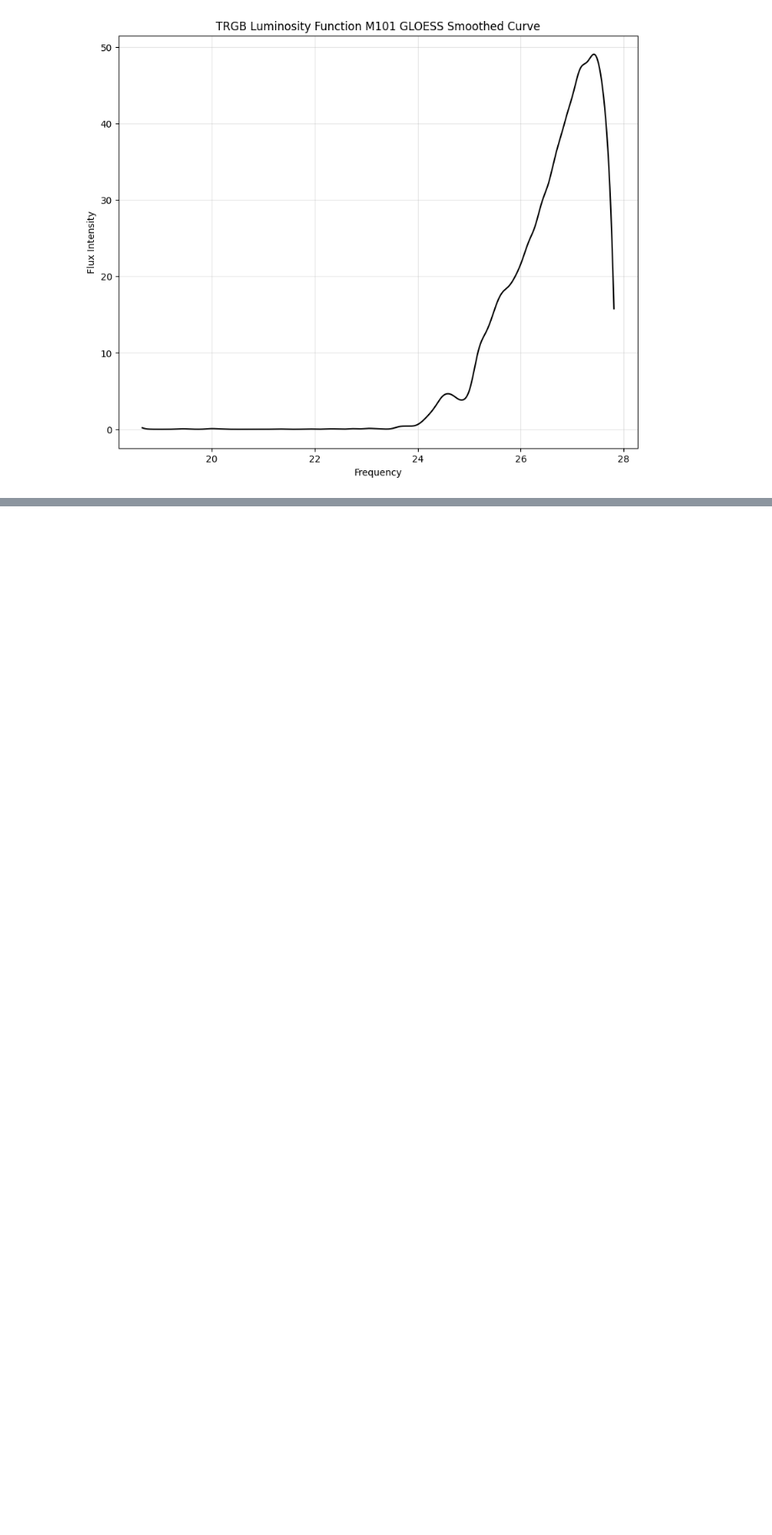
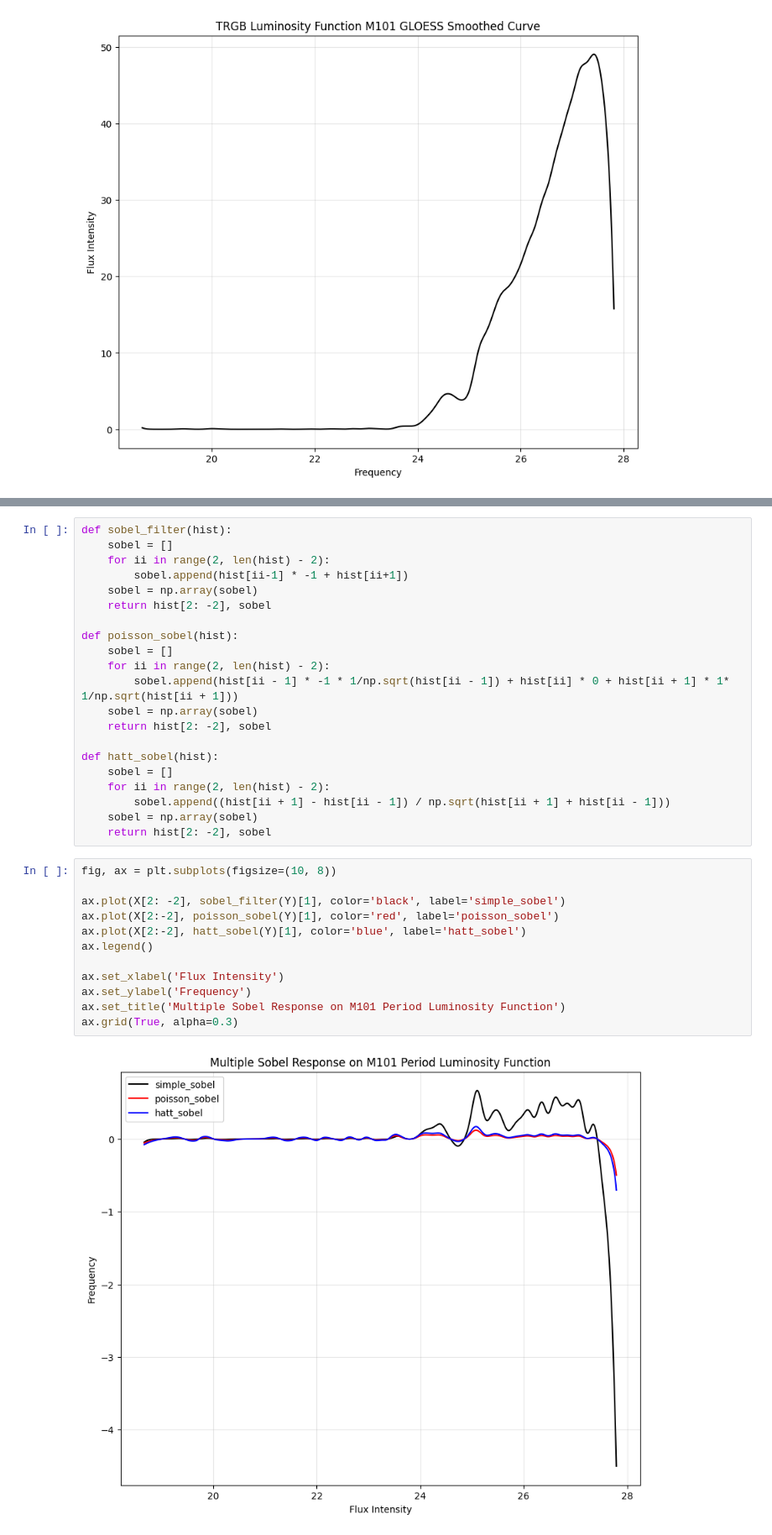
Before and after one commit to gurnoorssandhu/TRGB-Data-Analysis, a Jupyter notebook: analysis.ipynb, the cells around one changed output, grey strips where cells are left out. Shown at 84% size. Saved outputs shown, nothing was run; the diff lists cells and outputs as text; blank space fills up the shorter version.

```diff
--- a/analysis.ipynb
+++ b/analysis.ipynb
@@ -93,0 +94,35 @@ fig.savefig('TRGB Luminosity Function M101 Period Luminosity Function')
+# %%
+def sobel_filter(hist):
+    sobel = []
+    for ii in range(2, len(hist) - 2):
+        sobel.append(hist[ii-1] * -1 + hist[ii+1])
+    sobel = np.array(sobel)
+    return hist[2: -2], sobel
+
+def poisson_sobel(hist):
+    sobel = []
+    for ii in range(2, len(hist) - 2):
+        sobel.append(hist[ii - 1] * -1 * 1/np.sqrt(hist[ii - 1]) + hist[ii] * 0 + hist[ii + 1] * 1* 1/np.sqrt(hist[ii + 1]))
+    sobel = np.array(sobel)
+    return hist[2: -2], sobel
+
+def hatt_sobel(hist):
+    sobel = []
+    for ii in range(2, len(hist) - 2):
+        sobel.append((hist[ii + 1] - hist[ii - 1]) / np.sqrt(hist[ii + 1] + hist[ii - 1]))
+    sobel = np.array(sobel)
+    return hist[2: -2], sobel
+# %%
+fig, ax = plt.subplots(figsize=(10, 8))
+
+ax.plot(X[2: -2], sobel_filter(Y)[1], color='black', label='simple_sobel')
+ax.plot(X[2:-2], poisson_sobel(Y)[1], color='red', label='poisson_sobel')
+ax.plot(X[2:-2], hatt_sobel(Y)[1], color='blue', label='hatt_sobel')
+ax.legend()
+
+ax.set_xlabel('Flux Intensity')
+ax.set_ylabel('Frequency')
+ax.set_title('Multiple Sobel Response on M101 Period Luminosity Function')
+ax.grid(True, alpha=0.3)
+# %% [output]
+[figure, added]
```
Also changed, not shown: parts of 2 cells of this notebook, 3 other files.
